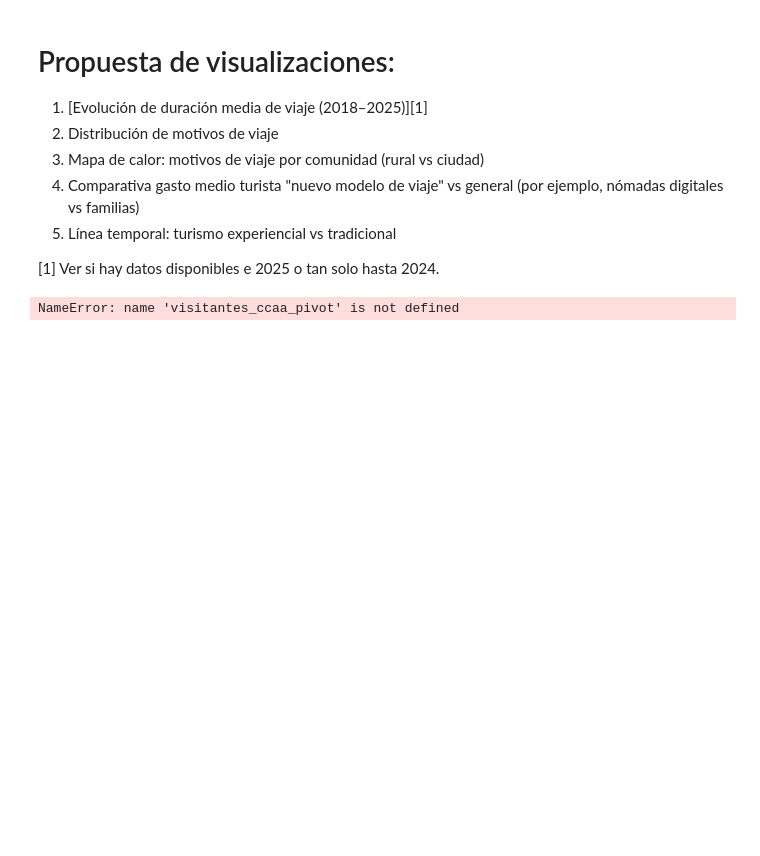
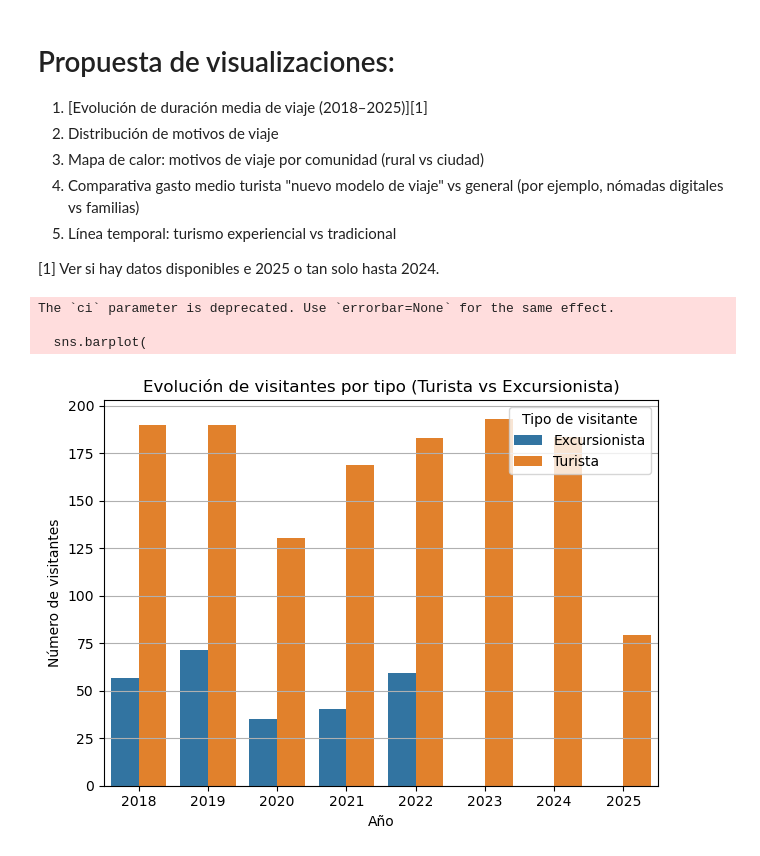
Before and after one commit to lorenabao/ETL_Turismo, a Jupyter notebook: 04_Visualization.ipynb, the cells around one changed output. Saved outputs shown, nothing was run; the diff lists cells and outputs as text; code cells hidden in the pictures; blank space fills up the shorter version.

```diff
--- a/04_Visualization.ipynb
+++ b/04_Visualization.ipynb
@@ -15,11 +15,25 @@ import matplotlib.pyplot as plt
 # %%
 # Evolución tipo de visitantes (excursionistas vs turistas) por CCAA
 # %%
-df_long = visitantes_ccaa_pivot.melt(
-    id_vars=["AÑO", "CCAA_DESTINO"],
-    value_vars=["Turista", "Excursionista"],
-    var_name="TIPO_VISITANTE",
-    value_name="VISITANTES"
-)
+visitantes_ccaa = pd.read_csv("./exports/visitantes_ccaa.csv")
-# %% [output]
-NameError: name 'visitantes_ccaa_pivot' is not defined
+# %%
+sns.barplot(
+    data=visitantes_ccaa,
+    x="AÑO",
+    y="TOTAL",
+    hue="TIPO_VISITANTE_GROUP",
+    ci=None
+)
+
+plt.title("Evolución de visitantes por tipo (Turista vs Excursionista)")
+plt.xlabel("Año")
+plt.ylabel("Número de visitantes")
+plt.legend(title="Tipo de visitante")
+plt.grid(axis='y')
+plt.tight_layout()
+plt.show()
+# %% [output]
+The `ci` parameter is deprecated. Use `errorbar=None` for the same effect.
+
+  sns.barplot(
+[figure, added]
```
Also changed, not shown: parts of 3 cells of this notebook, 2 other files.
